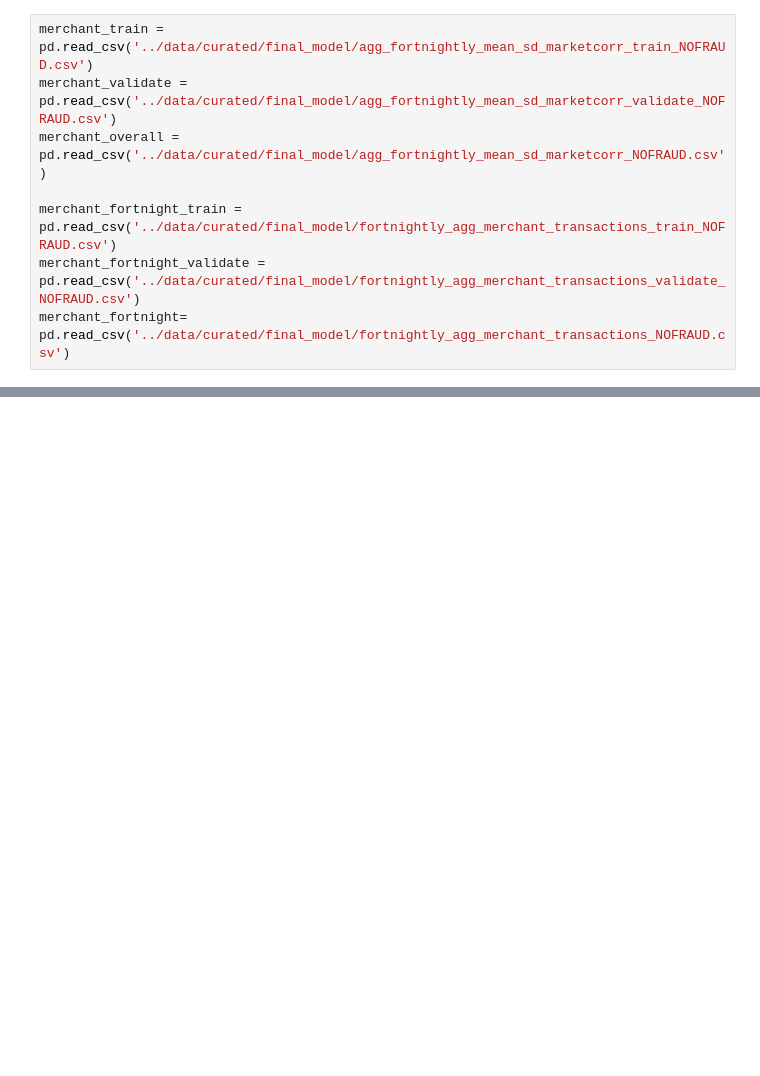
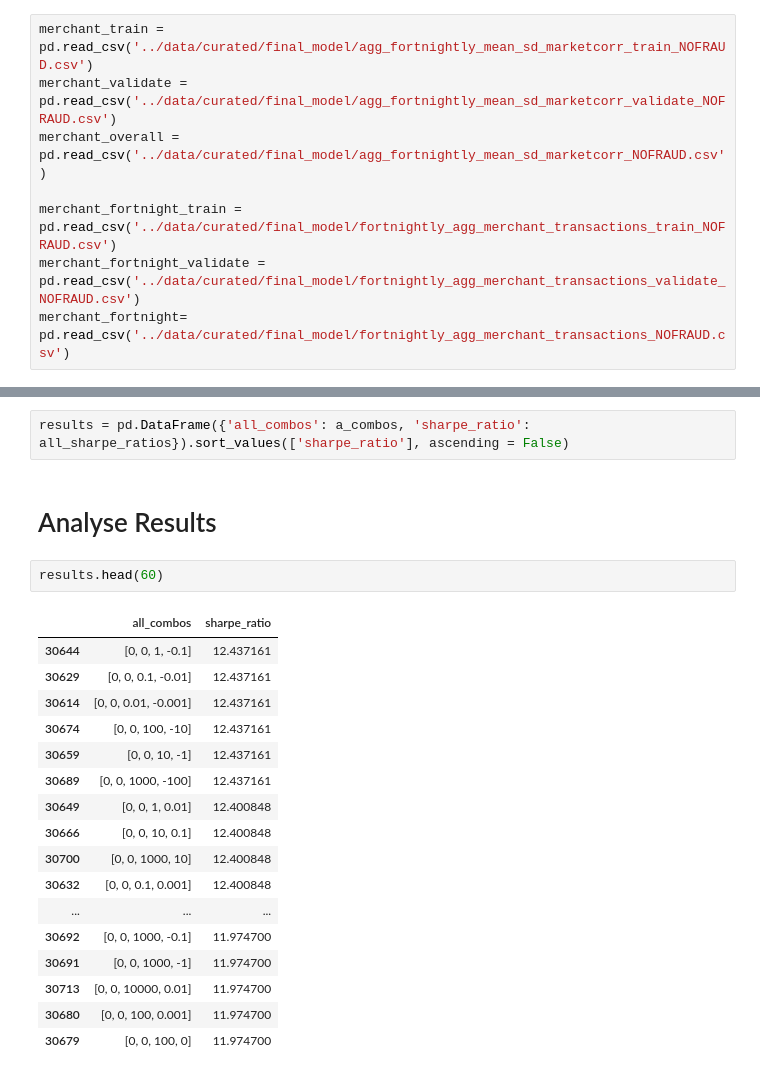
Before and after one commit to TGChenZP/MAST30034-A2_GroupWork_Py, a Jupyter notebook: notebooks/R_10 final_model.ipynb, the cells around one changed output, grey strips where cells are left out. Cells and saved outputs as stored; diff of their text form; blank space fills up the shorter version.

```diff
--- a/notebooks/R_10 final_model.ipynb
+++ b/notebooks/R_10 final_model.ipynb
@@ -193,0 +572,24 @@ test.to_csv('../data/curated/final_model/3_vars.csv', index=False)
+# %%
+results = pd.DataFrame({'all_combos': a_combos, 'sharpe_ratio': all_sharpe_ratios}).sort_values(['sharpe_ratio'], ascending = False)
+# %% [markdown]
+# Analyse Results
+# %%
+results.head(60)
+# %% [output]
+|  | all_combos | sharpe_ratio |
+| 30644 | [0, 0, 1, -0.1] | 12.437161 |
+| 30629 | [0, 0, 0.1, -0.01] | 12.437161 |
+| 30614 | [0, 0, 0.01, -0.001] | 12.437161 |
+| 30674 | [0, 0, 100, -10] | 12.437161 |
+| 30659 | [0, 0, 10, -1] | 12.437161 |
+| 30689 | [0, 0, 1000, -100] | 12.437161 |
+| 30649 | [0, 0, 1, 0.01] | 12.400848 |
+| 30666 | [0, 0, 10, 0.1] | 12.400848 |
+| 30700 | [0, 0, 1000, 10] | 12.400848 |
+| 30632 | [0, 0, 0.1, 0.001] | 12.400848 |
+| ... | ... | ... |
+| 30692 | [0, 0, 1000, -0.1] | 11.974700 |
+| 30691 | [0, 0, 1000, -1] | 11.974700 |
+| 30713 | [0, 0, 10000, 0.01] | 11.974700 |
+| 30680 | [0, 0, 100, 0.001] | 11.974700 |
+| 30679 | [0, 0, 100, 0] | 11.974700 |
```
Also changed, not shown: parts of 58 cells of this notebook.
